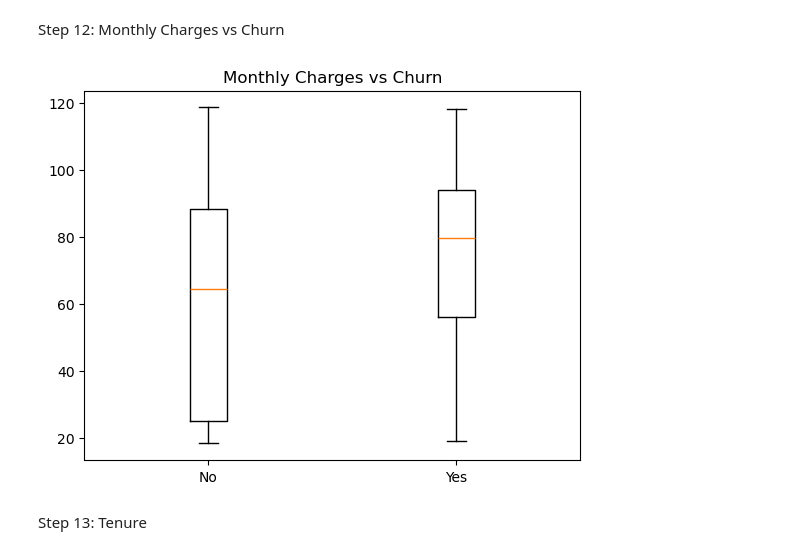
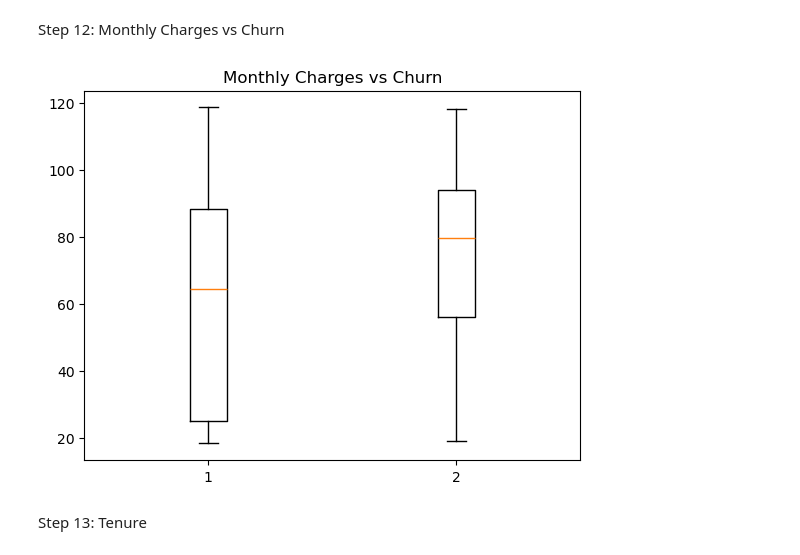
Before and after one commit to pavansb09/Customer-Churn-Prediction, a Jupyter notebook: Notebook/Customer_Churn_Analysis.ipynb, the cells around one changed output. Drawn from its saved outputs; the diff is of its cells as text; code cells hidden in the pictures.

```diff
--- a/Notebook/Customer_Churn_Analysis.ipynb
+++ b/Notebook/Customer_Churn_Analysis.ipynb
@@ -471,14 +471,14 @@ Step 12: Monthly Charges vs Churn
 # %%
 plt.boxplot([
     df[df["Churn"]=="No"]["MonthlyCharges"],
     df[df["Churn"]=="Yes"]["MonthlyCharges"]
 ],
-labels=["No","Yes"])
+label=["No","Yes"])
 
 plt.title("Monthly Charges vs Churn")
 plt.show()
 # %% [output]
-[figure, old version]
+[figure, new version]
 # %% [markdown]
 Step 13: Tenure
 # %%
```
Also changed, not shown: parts of 5 cells of this notebook, 5 other files.
